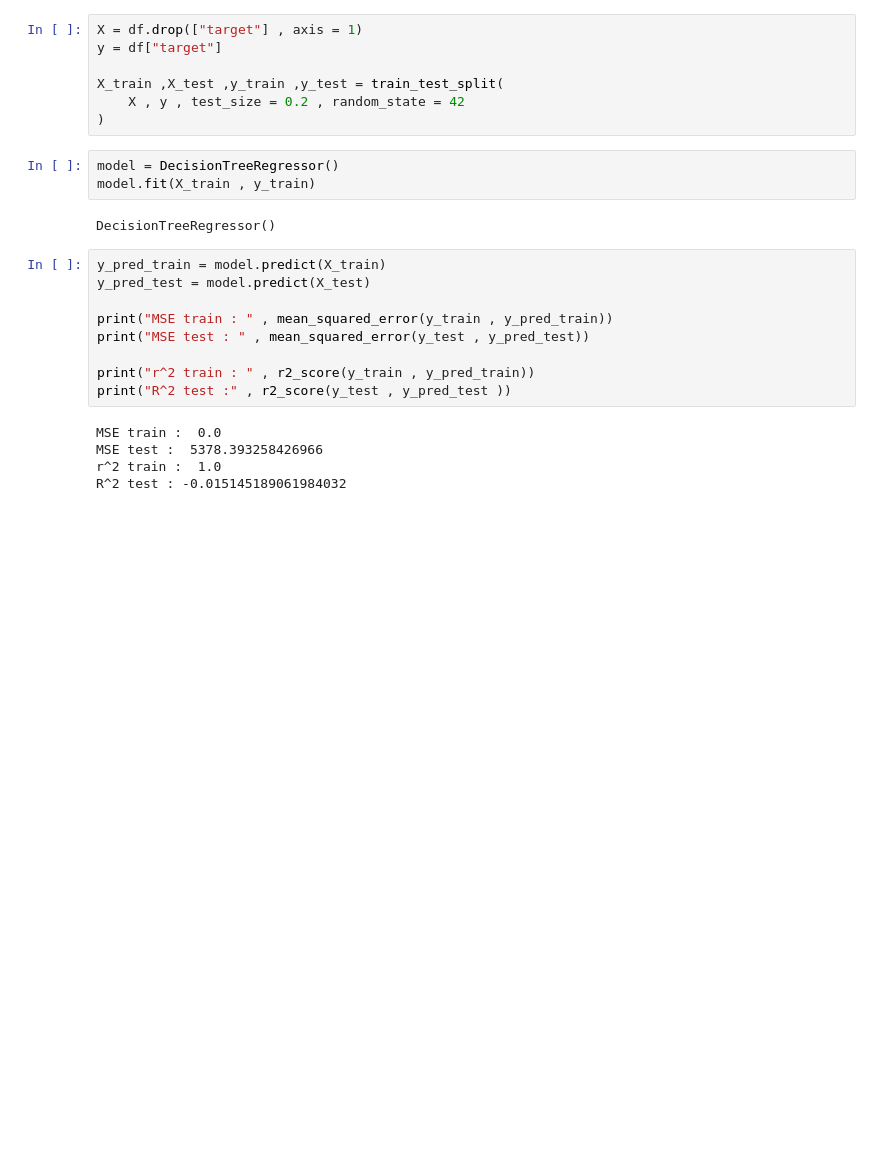
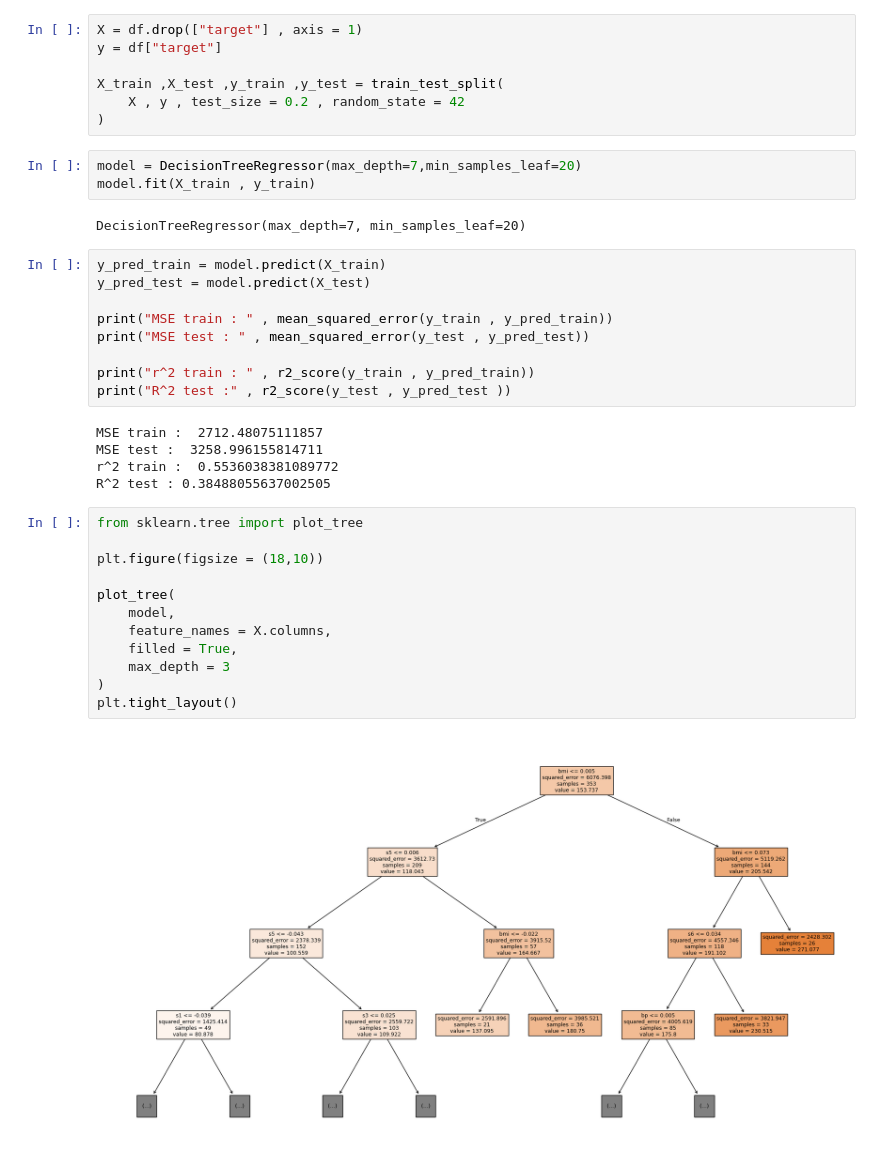
Before and after one commit to Tanmai-Thakre/Supervised_ML, a Jupyter notebook: Decision_trees/decision_tree_regressor.ipynb, the cells around one changed output. Cells and saved outputs as stored; diff of their text form; blank space fills up the shorter version.

Commit message:
Plotting Decision tree (Regressor)

```diff
--- a/Decision_trees/decision_tree_regressor.ipynb
+++ b/Decision_trees/decision_tree_regressor.ipynb
@@ -29,10 +30,10 @@ X_train ,X_test ,y_train ,y_test = train_test_split(
     X , y , test_size = 0.2 , random_state = 42
 )
 # %%
-model = DecisionTreeRegressor()
+model = DecisionTreeRegressor(max_depth=7,min_samples_leaf=20)
 model.fit(X_train , y_train)
 # %% [output]
-DecisionTreeRegressor()
+DecisionTreeRegressor(max_depth=7, min_samples_leaf=20)
 # %%
 y_pred_train = model.predict(X_train)
 y_pred_test = model.predict(X_test)
@@ -43,7 +44,21 @@ print("MSE test : " , mean_squared_error(y_test , y_pred_test))
 print("r^2 train : " , r2_score(y_train , y_pred_train))
 print("R^2 test :" , r2_score(y_test , y_pred_test ))
 # %% [output]
-MSE train :  0.0
-MSE test :  5378.393258426966
-r^2 train :  1.0
-R^2 test : -0.015145189061984032
+MSE train :  2712.48075111857
+MSE test :  3258.996155814711
+r^2 train :  0.5536038381089772
+R^2 test : 0.38488055637002505
+# %%
+from sklearn.tree import plot_tree
+
+plt.figure(figsize = (18,10))
+
+plot_tree(
+    model,
+    feature_names = X.columns,
+    filled = True,
+    max_depth = 3
+)
+plt.tight_layout()
+# %% [output]
+[figure, added]
```
Also changed, not shown: parts of 1 cell of this notebook.
